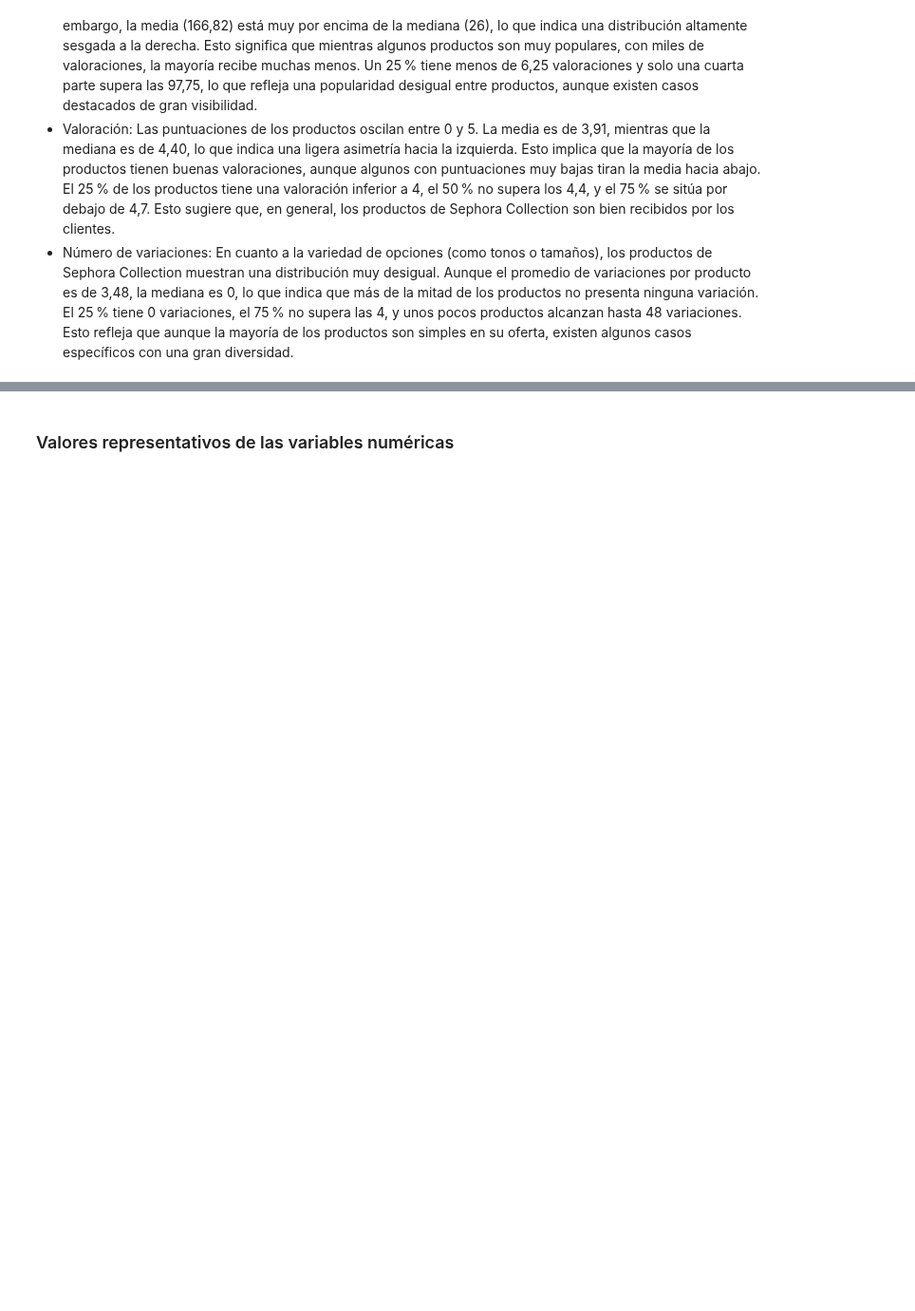
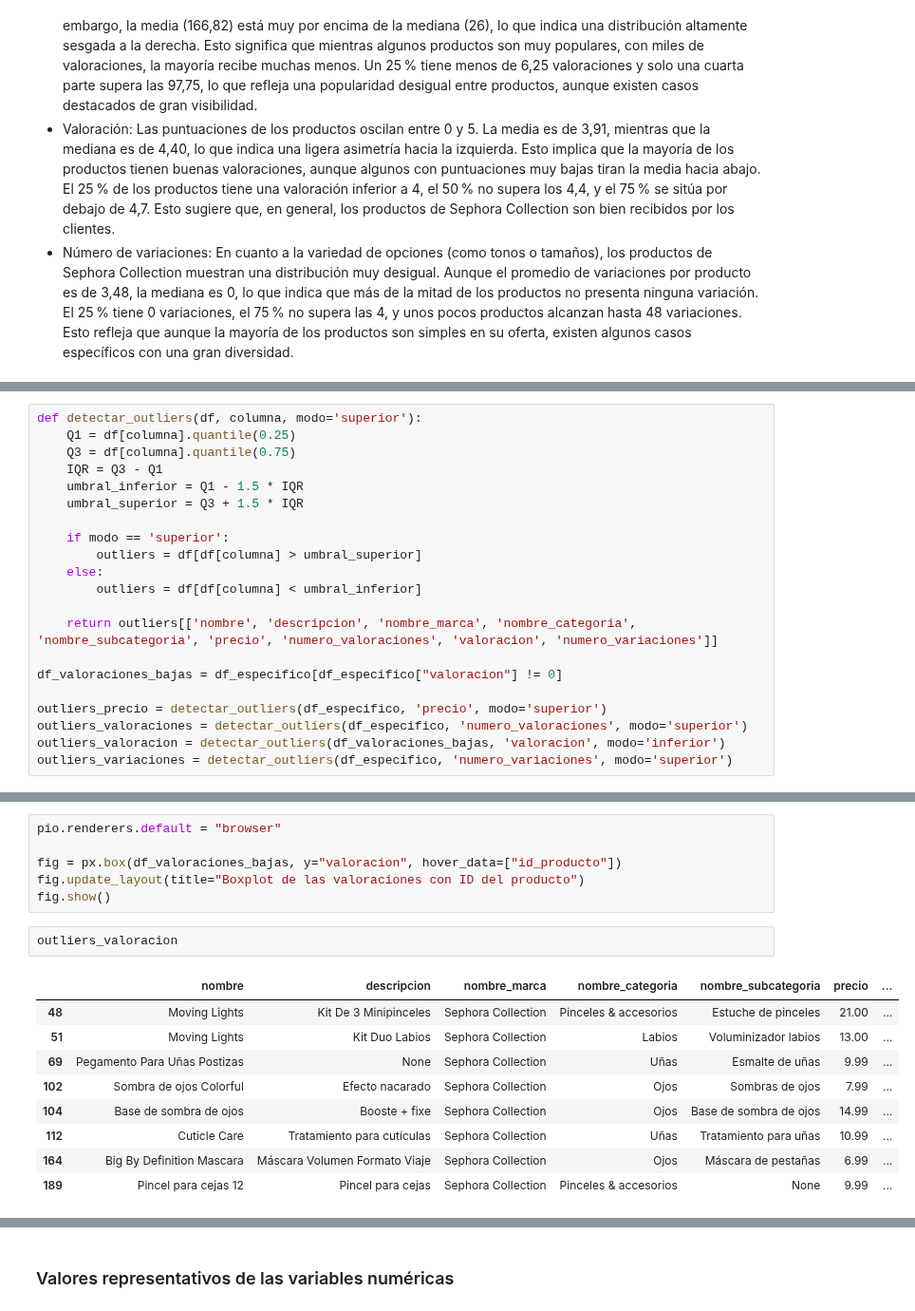
Before and after one commit to raquelscv/proyecto_final_sephora, a Jupyter notebook: eda.ipynb, the cells around one changed output, grey strips where cells are left out. Shown at 95% size. Saved outputs shown, nothing was run; the diff lists cells and outputs as text; blank space fills up the shorter version.

```diff
--- a/eda.ipynb
+++ b/eda.ipynb
@@ -615,0 +698,21 @@ Descriptivos de las variables numéricas:
+# %%
+def detectar_outliers(df, columna, modo='superior'):
+    Q1 = df[columna].quantile(0.25)
+    Q3 = df[columna].quantile(0.75)
+    IQR = Q3 - Q1
+    umbral_inferior = Q1 - 1.5 * IQR
+    umbral_superior = Q3 + 1.5 * IQR
+
+    if modo == 'superior':
+        outliers = df[df[columna] > umbral_superior]
+    else:
+        outliers = df[df[columna] < umbral_inferior]
+
+    return outliers[['nombre', 'descripcion', 'nombre_marca', 'nombre_categoria', 'nombre_subcategoria', 'precio', 'numero_valoraciones', 'valoracion', 'numero_variaciones']]
+
+df_valoraciones_bajas = df_especifico[df_especifico["valoracion"] != 0]
+
+outliers_precio = detectar_outliers(df_especifico, 'precio', modo='superior')
+outliers_valoraciones = detectar_outliers(df_especifico, 'numero_valoraciones', modo='superior')
+outliers_valoracion = detectar_outliers(df_valoraciones_bajas, 'valoracion', modo='inferior')
+outliers_variaciones = detectar_outliers(df_especifico, 'numero_variaciones', modo='superior')
@@ -615,0 +788,18 @@ Descriptivos de las variables numéricas:
+# %%
+pio.renderers.default = "browser"
+
+fig = px.box(df_valoraciones_bajas, y="valoracion", hover_data=["id_producto"])
+fig.update_layout(title="Boxplot de las valoraciones con ID del producto")
+fig.show()
+# %%
+outliers_valoracion
+# %% [output]
+|  | nombre | descripcion | nombre_marca | nombre_categoria | nombre_subcategoria | precio | ... |
+| 48 | Moving Lights | Kit De 3 Minipinceles | Sephora Collection | Pinceles & accesorios | Estuche de pinceles | 21.00 | ... |
+| 51 | Moving Lights | Kit Duo Labios | Sephora Collection | Labios | Voluminizador labios | 13.00 | ... |
+| 69 | Pegamento Para Uñas Postizas | None | Sephora Collection | Uñas | Esmalte de uñas | 9.99 | ... |
+| 102 | Sombra de ojos Colorful | Efecto nacarado | Sephora Collection | Ojos | Sombras de ojos | 7.99 | ... |
+| 104 | Base de sombra de ojos | Booste + fixe | Sephora Collection | Ojos | Base de sombra de ojos | 14.99 | ... |
+| 112 | Cuticle Care | Tratamiento para cutículas | Sephora Collection | Uñas | Tratamiento para uñas | 10.99 | ... |
+| 164 | Big By Definition Mascara | Máscara Volumen Formato Viaje | Sephora Collection | Ojos | Máscara de pestañas | 6.99 | ... |
+| 189 | Pincel para cejas 12 | Pincel para cejas | Sephora Collection | Pinceles & accesorios | None | 9.99 | ... |
```
Also changed, not shown: parts of 47 cells of this notebook.
